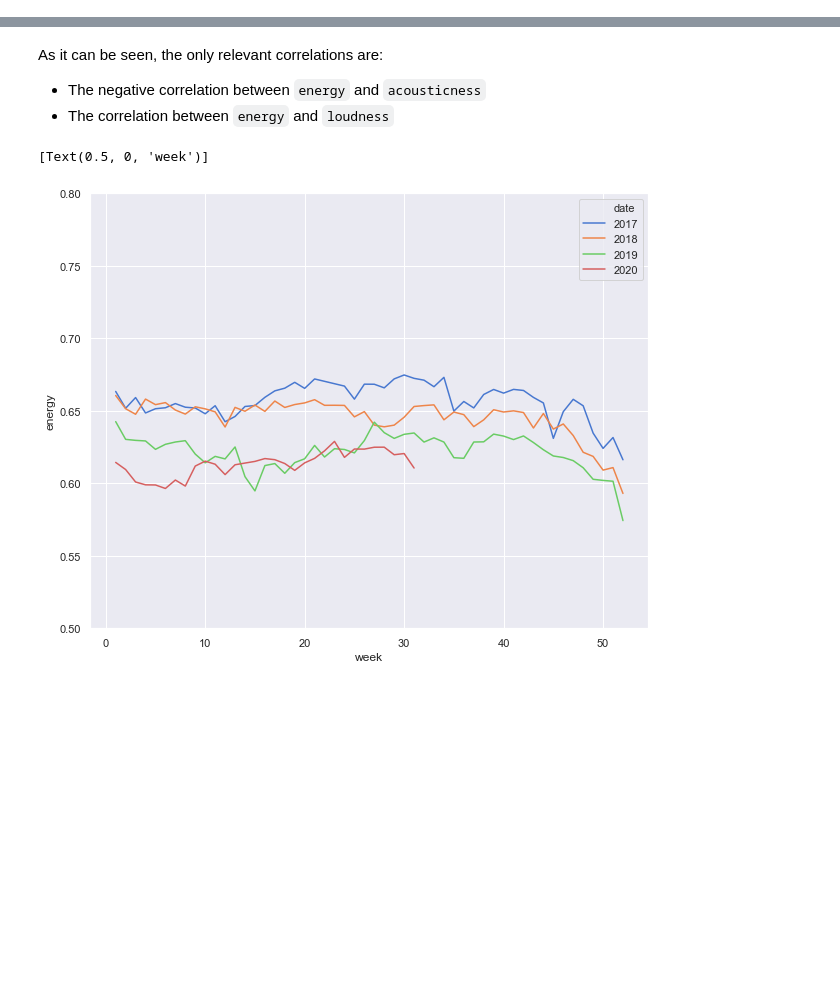
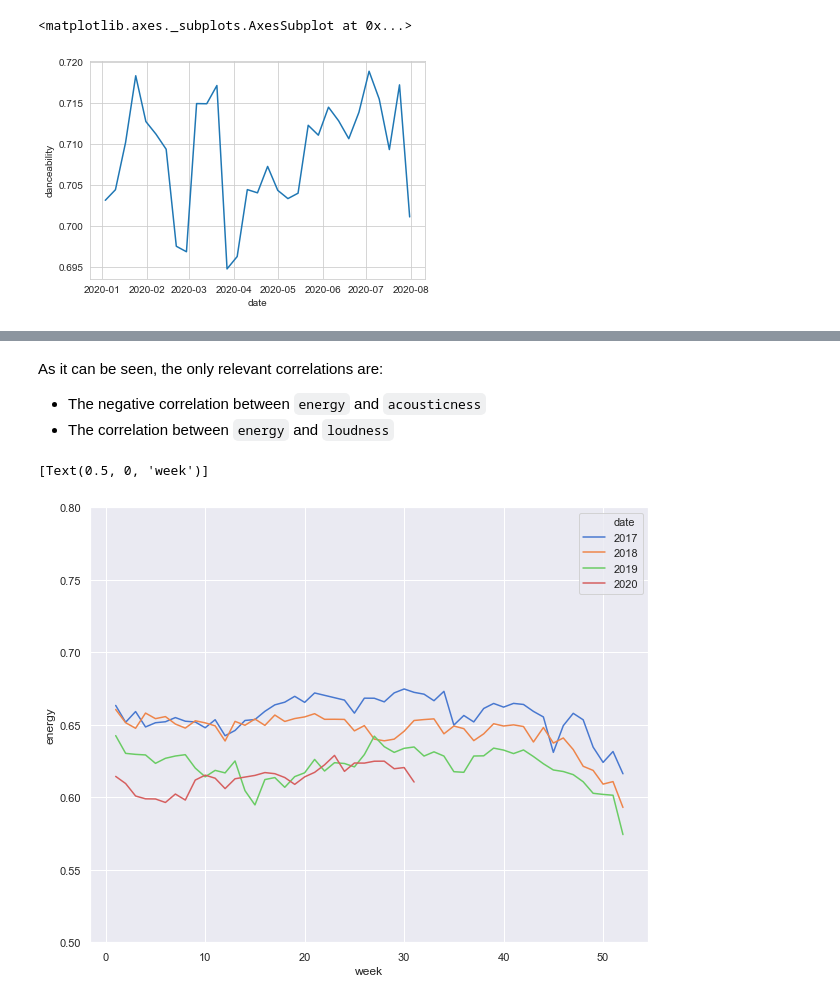
Before and after one commit to mattiasu96/Data-and-Results-Visualization-Project, a Jupyter notebook: Song Features Exploration.ipynb, the cells around one changed output, grey strips where cells are left out. Drawn from its saved outputs; the diff is of its cells as text; code cells hidden in the pictures; blank space fills up the shorter version.

```diff
--- a/Song Features Exploration.ipynb
+++ b/Song Features Exploration.ipynb
@@ -66,3 +93,9 @@ df_relevant = df_resampled.drop(columns=['Unnamed: 0','index','Position','durati
+# %%
+df_grouped = df.groupby(df.index).mean()
+sns.lineplot(x=df_grouped['2020'].index,y='danceability',data=df_grouped['2020'],ci=None)
+# %% [output]
+<matplotlib.axes._subplots.AxesSubplot at 0x...>
+[figure, added]
 # %%
 plt.figure(figsize = (15,10))
 sns.boxplot(x="variable", y="value", data=pd.melt(df[['danceability','energy','speechiness','acousticness',
```
Also changed, not shown: parts of 12 cells of this notebook.
